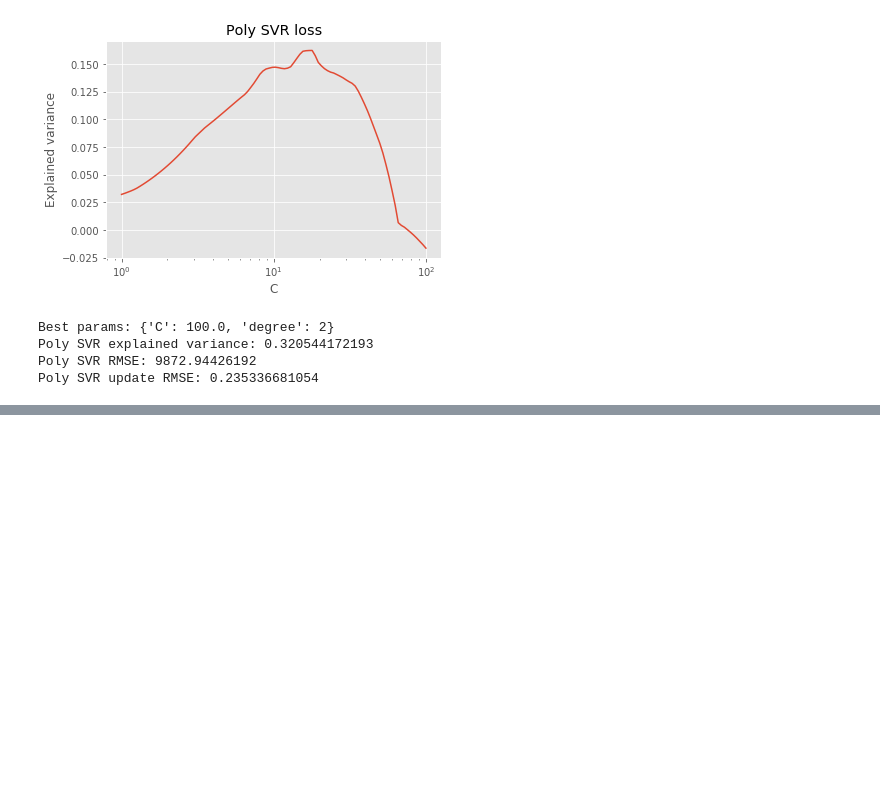
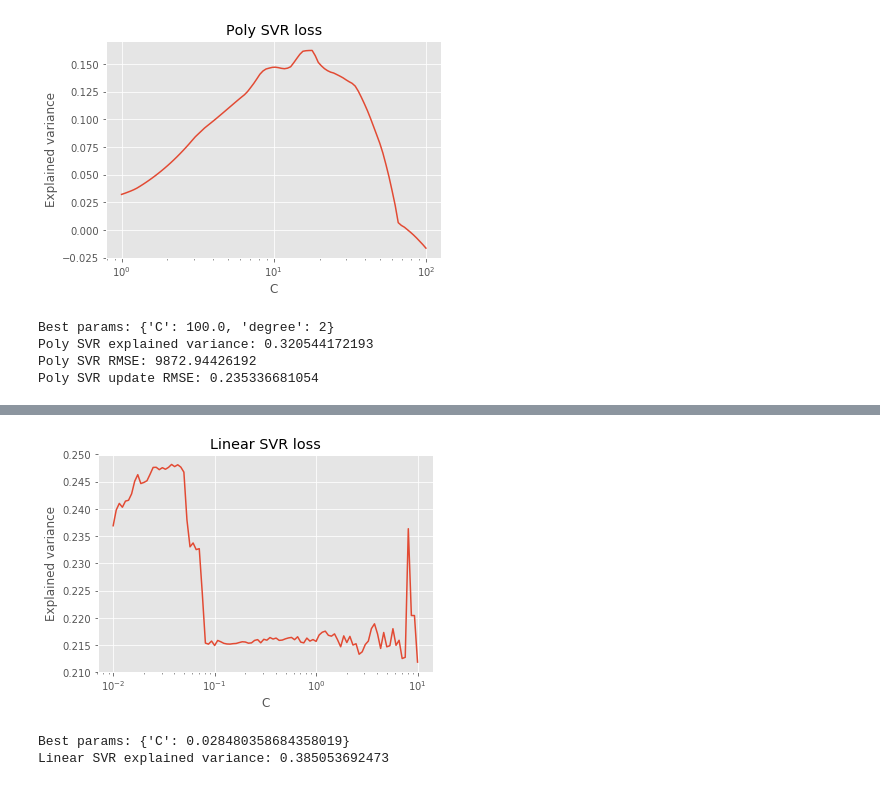
Before and after one commit to vslutov/IntellectualProcessing-Project, a Jupyter notebook: Prediction.ipynb, the cells around one changed output, grey strips where cells are left out. Cells and saved outputs as stored; diff of their text form; code cells hidden in the pictures; blank space fills up the shorter version.

```diff
--- a/Prediction.ipynb
+++ b/Prediction.ipynb
@@ -183,0 +188,10 @@ KNN update RMSE: 0.388328646317
+# %%
+model = LinearSVR()
+param_grid = {'C': np.logspace(-2, 1, 100), }
+
+plot_score(model=model, model_name="Linear SVR", X_train=X_train, y_train=y_train, param_name="C", param_space=param_grid["C"])
+show_best_score(model=model, model_name='Linear SVR',  param_grid=param_grid, X_train=X_train, y_train=y_train, X_test=X_test, y_test=y_test)
+# %% [output]
+[figure, added]
+Best params: {'C': 0.028480358684358019}
+Linear SVR explained variance: 0.385053692473
```
Also changed, not shown: parts of 31 cells of this notebook.
